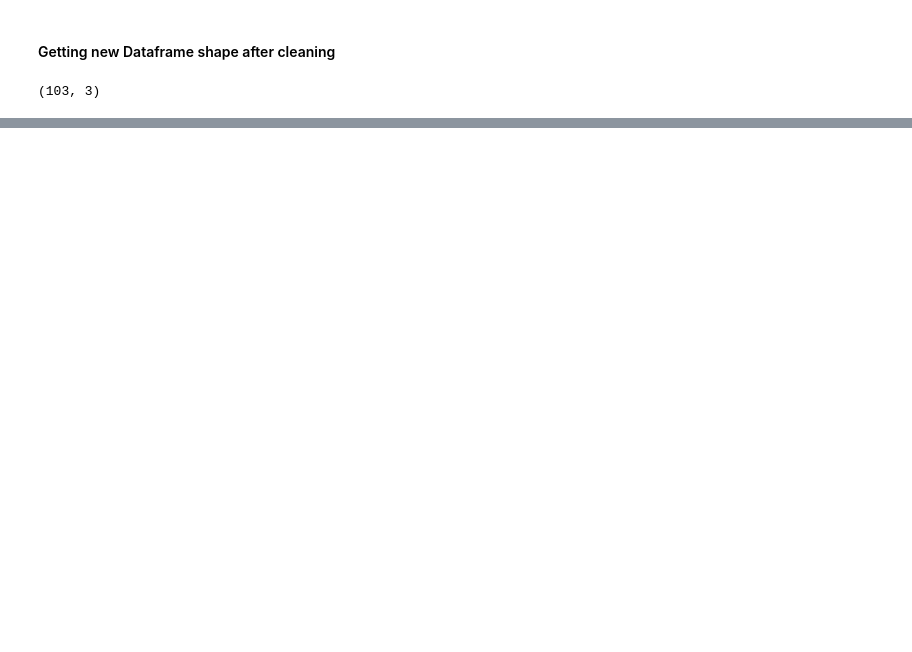
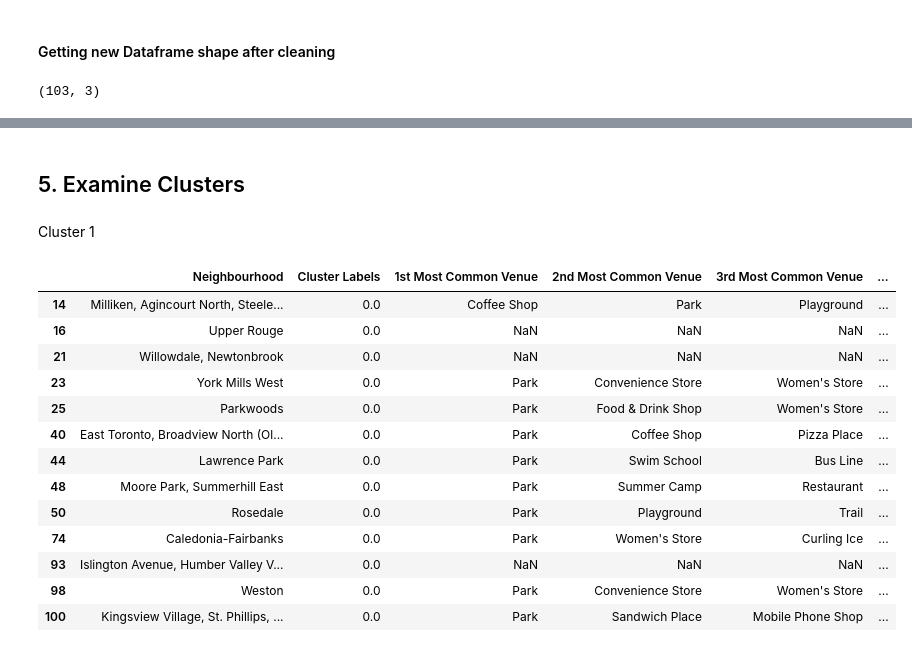
Before and after one commit to LakshmiHolla/first, a Jupyter notebook: Toronto_Neighbourhood.ipynb, the cells around one changed output, grey strips where cells are left out. Cells and saved outputs as stored; diff of their text form; code cells hidden in the pictures; blank space fills up the shorter version.

```diff
--- a/Toronto_Neighbourhood.ipynb
+++ b/Toronto_Neighbourhood.ipynb
@@ -192,0 +436,6 @@ toronto_data.head()
+# %%
+def return_most_common_venues(row, num_top_venues):
+    row_categories = row.iloc[1:]
+    row_categories_sorted = row_categories.sort_values(ascending=False)
+
+    return row_categories_sorted.index.values[0:num_top_venues]
@@ -192,0 +486,11 @@ toronto_data.head()
+# %%
+# add clustering labels
+#neighborhoods_venues_sorted.insert(0, 'Cluster Labels1', kmeans.labels_)
+neighborhoods_venues_sorted.head()
+
+Toronto_merged = toronto_data
+
+# merge toronto_grouped with toronto_data to add latitude/longitude for each neighborhood
+Toronto_merged = Toronto_merged.join(neighborhoods_venues_sorted.set_index('Neighborhood'), on='Neighbourhood')
+
+Toronto_merged.head() # check the last columns!
@@ -192,0 +506,26 @@ toronto_data.head()
+# %%
+# create map
+map_clusters = folium.Map(location=[latitude, longitude], zoom_start=11)
+
+# set color scheme for the clusters
+x = np.arange(kclusters)
+ys = [i + x + (i*x)**2 for i in range(kclusters)]
+colors_array = cm.rainbow(np.linspace(0, 1, len(ys)))
+rainbow = [colors.rgb2hex(i) for i in colors_array]
+
+# add markers to the map
+markers_colors = []
+Toronto_merged["Cluster Labels"].replace(np.nan, 0, inplace=True)
+
+for lat, lon, poi, cluster in zip(Toronto_merged['Latitude'], Toronto_merged['Longitude'], Toronto_merged['Neighbourhood'], Toronto_merged['Cluster Labels'].astype(int)):
+    label = folium.Popup(str(poi) + ' Cluster ' + str(cluster), parse_html=True)
+    folium.CircleMarker(
+        [lat, lon],
+        radius=5,
+        popup=label,
+        color=rainbow[cluster-1],
+        fill=True,
+        fill_color=rainbow[cluster-1],
+        fill_opacity=0.7).add_to(map_clusters)
+
+map_clusters
@@ -192,0 +534,21 @@ toronto_data.head()
+# %% [markdown]
+## 5. Examine Clusters
+# %% [markdown]
+Cluster 1
+# %%
+Toronto_merged.loc[Toronto_merged['Cluster Labels'] == 0, Toronto_merged.columns[[1] + list(range(5, Toronto_merged.shape[1]))]]
+# %% [output]
+|  | Neighbourhood | Cluster Labels | 1st Most Common Venue | 2nd Most Common Venue | 3rd Most Common Venue | ... |
+| 14 | Milliken, Agincourt North, Steele... | 0.0 | Coffee Shop | Park | Playground | ... |
+| 16 | Upper Rouge | 0.0 | NaN | NaN | NaN | ... |
+| 21 | Willowdale, Newtonbrook | 0.0 | NaN | NaN | NaN | ... |
+| 23 | York Mills West | 0.0 | Park | Convenience Store | Women's Store | ... |
+| 25 | Parkwoods | 0.0 | Park | Food & Drink Shop | Women's Store | ... |
+| 40 | East Toronto, Broadview North (Ol... | 0.0 | Park | Coffee Shop | Pizza Place | ... |
+| 44 | Lawrence Park | 0.0 | Park | Swim School | Bus Line | ... |
+| 48 | Moore Park, Summerhill East | 0.0 | Park | Summer Camp | Restaurant | ... |
+| 50 | Rosedale | 0.0 | Park | Playground | Trail | ... |
+| 74 | Caledonia-Fairbanks | 0.0 | Park | Women's Store | Curling Ice | ... |
+| 93 | Islington Avenue, Humber Valley V... | 0.0 | NaN | NaN | NaN | ... |
+| 98 | Weston | 0.0 | Park | Convenience Store | Women's Store | ... |
+| 100 | Kingsview Village, St. Phillips, ... | 0.0 | Park | Sandwich Place | Mobile Phone Shop | ... |
```
Also changed, not shown: parts of 42 cells of this notebook.
